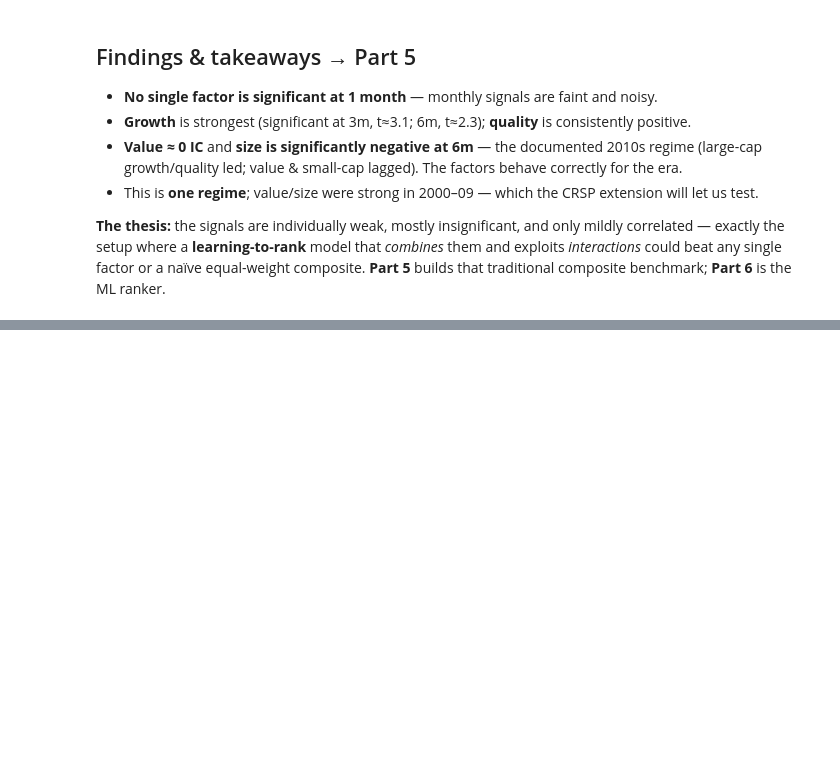
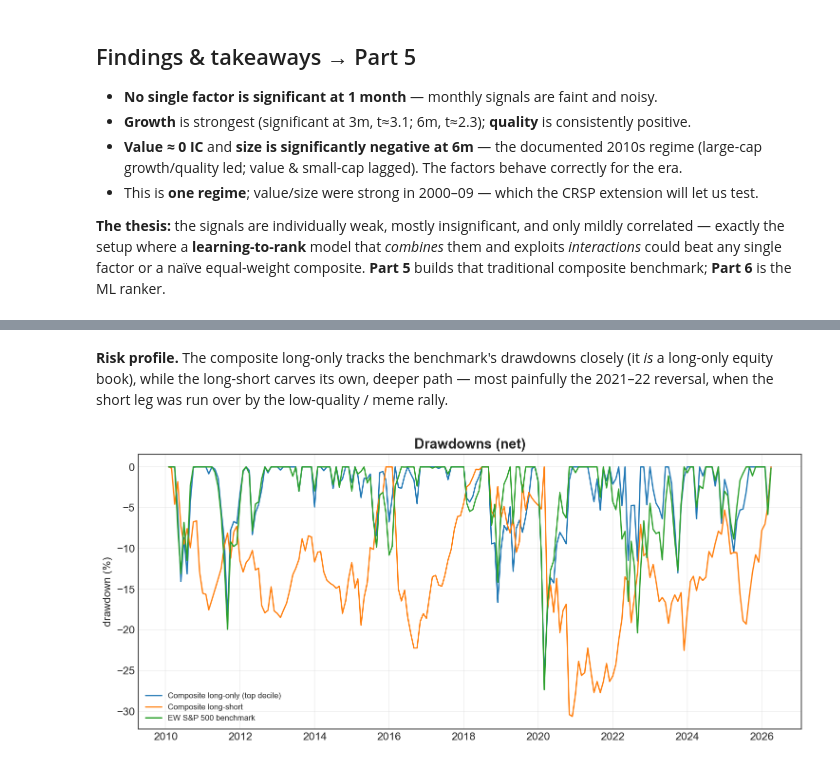
Before and after one commit to Taff1887/quant-factor-ranking, a Jupyter notebook: notebooks/research.ipynb, the cells around one changed output, grey strips where cells are left out. Cells and saved outputs as stored; diff of their text form; code cells hidden in the pictures; blank space fills up the shorter version.

```diff
--- a/notebooks/research.ipynb
+++ b/notebooks/research.ipynb
@@ -357,0 +393,6 @@ composite benchmark; **Part 6** is the ML ranker.
+# %% [markdown]
+**Risk profile.** The composite long-only tracks the benchmark's drawdowns closely (it *is* a long-only equity book), while the long-short carves its own, deeper path — most painfully the 2021–22 reversal, when the short leg was run over by the low-quality / meme rally.
+# %%
+Image(filename=str(CHARTS / '05_drawdowns.png'))
+# %% [output]
+[figure, added]
```
Also changed, not shown: parts of 8 cells of this notebook.
